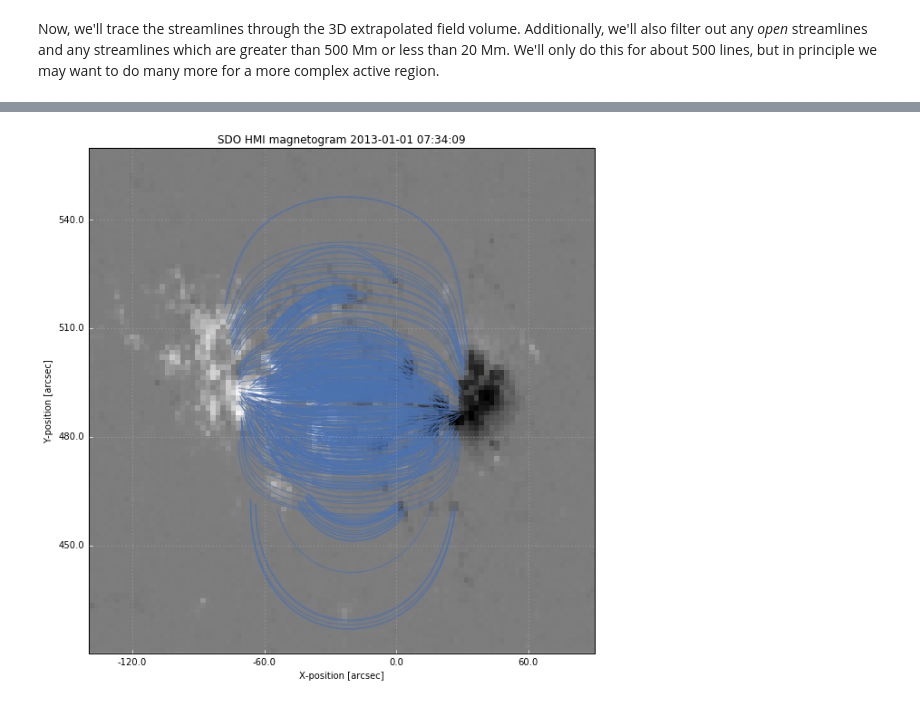
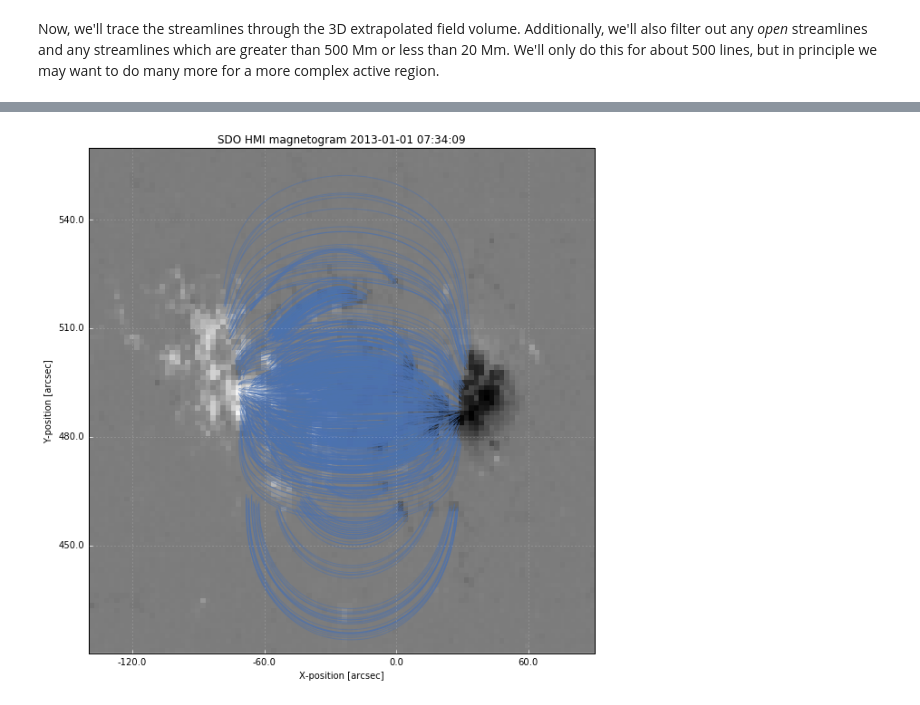
Before and after one commit to wtbarnes/synthesizAR, a Jupyter notebook: examples/magnetic_skeleton_example.ipynb, the cells around one changed output, grey strips where cells are left out. Drawn from its saved outputs; the diff is of its cells as text; code cells hidden in the pictures.

```diff
--- a/examples/magnetic_skeleton_example.ipynb
+++ b/examples/magnetic_skeleton_example.ipynb
@@ -2,6 +2,13 @@
 # Magnetic Field Skeleton Example
 This notebook shows how to use the `synthesizAR` package to create a magnetic field extrapolation from an HMI fits file that will serve as the "skeleton" for our synthetic active region.
 # %%
+import matplotlib.pyplot as plt
+import numpy as np
+import seaborn as sns
+sns.set_context('notebook',font_scale=1.5)
 import astropy.units as u
 from sunpy.net import vso
+
 import synthesizAR
+
+%matplotlib inline
@@ -74,4 +76,4 @@ yt : [INFO     ] 2016-08-29 18:40:26,426 AMRKDTree rebuilt, Final Volume: 1.4613
 # %%
-field.peek()
+field.peek(alpha=0.5)
 # %% [output]
-[figure, old version]
+[figure, new version]
```
Also changed, not shown: parts of 9 cells of this notebook.
